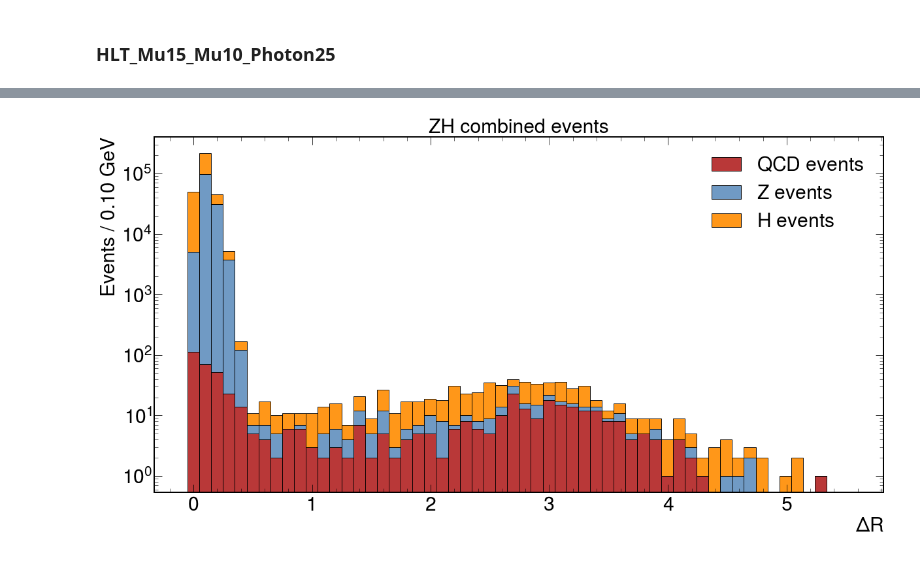
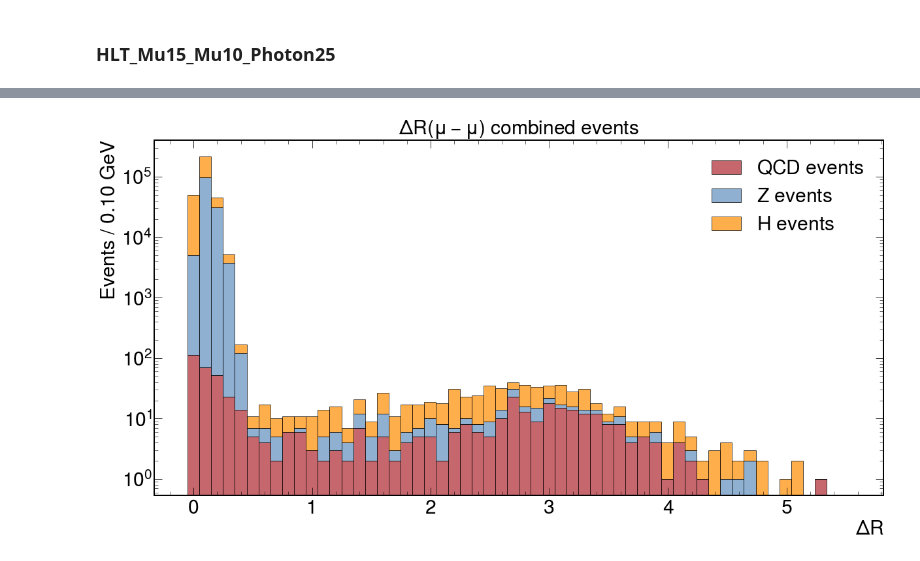
Before and after one commit to javivilladamigo/ResearchActivities, a Jupyter notebook: efficiencies.ipynb, the cells around one changed output, grey strips where cells are left out. Drawn from its saved outputs; the diff is of its cells as text; code cells hidden in the pictures.

```diff
--- a/efficiencies.ipynb
+++ b/efficiencies.ipynb
@@ -16,9 +5,21 @@ from coffea.nanoevents import NanoEventsFactory, NanoAODSchema
 # %%
+# imports
+
+import uproot
+import numpy as np
+import awkward as ak
+import matplotlib.pyplot as plt
+import mplhep as hep
+plt.style.use([hep.style.CMS])
+QCD_color, Z_color, H_color = ["#af272f", "#608fbe", "darkorange"]
+from coffea.nanoevents import NanoEventsFactory, NanoAODSchema
+
 QCD_events = NanoEventsFactory.from_root('data.nosync/QCD_Pt-30_MuEnrichedPt4_TuneCP5_13TeV_pythia8_RunIISummer20UL16.root/QCD_Pt-30_MuEnrichedPt4_Mu10_Photon15.root', schemaclass = NanoAODSchema.v7, treepath='mergedEvents').events()
 Z_events = NanoEventsFactory.from_root('data.nosync/ZToJPsiG_JPsiToMuMu_TuneCP5_13TeV-madgraph-pythia8_RunIISummer20UL16/ZToJPsiG_JPsiToMuMu_Mu10_Photon15.root', schemaclass = NanoAODSchema.v7, treepath='mergedEvents').events()
 H_events = NanoEventsFactory.from_root('data.nosync/GluGluToH_HToJPsiG_JPsiToMuMu_TuneCP5_13TeV-madgraph-pythia8_RunIISummer20UL16/GluGluToH_HToJPsiG_JPsiToMuMu_Mu10_Photon15.root', schemaclass = NanoAODSchema.v7, treepath='mergedEvents').events()
 
 
+# N events of the whole datasets
 Ntot_QCD_events = 21335910 # total of events in the whole of the 16 QCD files
 Ntot_Z_events = 459000 # total of events in the whole of the 6 Z boson files
 Ntot_H_events = 448000 # total of events in the whole of the 10 H boson files
@@ -920,38 +899,116 @@ JPsi_H = H_events.JPsi[H_mask_kin]
 # %%
+# minimize cuts on Muon and photon to inspect the dR info
+thMuon1, thPhoton, triggerpath = 10., 15., "HLT_Mu10_Photon15"
+
+# masks for Muon1, Photon
+QCD_mask_kin = (QCD_events.Muon1.pt > thMuon1) & (QCD_events.Photon1.pt > thPhoton)
+Z_mask_kin = (Z_events.Muon1.pt > thMuon1) & (Z_events.Photon1.pt > thPhoton)
+H_mask_kin = (H_events.Muon1.pt > thMuon1) & (H_events.Photon1.pt > thPhoton)
+
+# select JPsi events
+JPsi_QCD = QCD_events.JPsi[QCD_mask_kin]
+JPsi_Z = Z_events.JPsi[Z_mask_kin]
+JPsi_H = H_events.JPsi[H_mask_kin]
+
+# select ZH events
+HorZ_QCD = QCD_events.HorZ[QCD_mask_kin]
+HorZ_Z = Z_events.HorZ[Z_mask_kin]
+HorZ_H = H_events.HorZ[H_mask_kin]
+
+
+
+
+
+
+
+
+
+
+'''
+JPsi dR
+'''
 _min = 0
 _max = max(ak.max(JPsi_QCD.dR), ak.max(JPsi_Z.dR), ak.max(JPsi_H.dR))
 width = .1 # GeV
 nbins = int(round((_max - _min) / width)) + 1
 xbins = np.linspace(_min, _max, nbins)
 
 _JPsi_dR_QCD =  ak.flatten(JPsi_QCD.dR[(JPsi_QCD.dR > _min) & (JPsi_QCD.dR < _max)], axis = None)
 _JPsi_dR_Z =  ak.flatten(JPsi_Z.dR[(JPsi_Z.dR > _min) & (JPsi_Z.dR < _max)], axis = None)
 _JPsi_dR_H =  ak.flatten(JPsi_H.dR[(JPsi_H.dR > _min) & (JPsi_H.dR < _max)], axis = None)
 
 _JPsi_dR = [ak.to_numpy(_JPsi_dR_QCD), ak.to_numpy(_JPsi_dR_Z), ak.to_numpy(_JPsi_dR_H)]
 labels = ["${\\rm QCD\ events}$", "${\\rm Z\ events}$", "${\\rm H\ events}$"]
 colors = [QCD_color, Z_color, H_color]
 
 fig, ax = plt.subplots(figsize=(20, 10))
 h, bins, _ = ax.hist(
     _JPsi_dR,
     bins = xbins,
     #histtype = "stepfilled",
     color = colors,
-    alpha = 0.9,
+    alpha = 0.7,
     edgecolor = "black",
     stacked = True,
     label = labels,
     align = "left"
 )
 ax.set_yscale("log")
 ax.tick_params(axis = 'both', which = 'major', labelsize = 30)
 ax.set_xlabel("$\Delta R$", fontsize = 30)
 ax.set_ylabel("Events / %.2f GeV" % width, fontsize = 30)
 #ax.set_xlim(_min, _max)
 #ax.set_ylim(0, 12)
 ax.legend(loc = "best", fontsize = 30)
-ax.set_title("ZH combined events", fontsize = 30)
-plt.savefig("plots/combinedEventsTest_ZH.pdf")
+ax.set_title("$\Delta R(\mu-\mu)$ combined events", fontsize = 30)
+plt.savefig("plots/dR/dR_mumu_combined.pdf")
+
+
+
+
+
+
+
+
+
+
+'''
+ZH dR
+'''
+_min = 0
+_max = max(ak.max(HorZ_QCD.dR), ak.max(HorZ_Z.dR), ak.max(HorZ_H.dR))
+width = .1 # GeV
+nbins = int(round((_max - _min) / width)) + 1
+xbins = np.linspace(_min, _max, nbins)
+
+_HorZ_dR_QCD =  ak.flatten(HorZ_QCD.dR[(HorZ_QCD.dR > _min) & (HorZ_QCD.dR < _max)], axis = None)
+_HorZ_dR_Z =  ak.flatten(HorZ_Z.dR[(HorZ_Z.dR > _min) & (HorZ_Z.dR < _max)], axis = None)
+_HorZ_dR_H =  ak.flatten(HorZ_H.dR[(HorZ_H.dR > _min) & (HorZ_H.dR < _max)], axis = None)
+
+_HorZ_dR = [ak.to_numpy(_HorZ_dR_QCD), ak.to_numpy(_HorZ_dR_Z), ak.to_numpy(_HorZ_dR_H)]
+labels = ["${\\rm QCD\ events}$", "${\\rm Z\ events}$", "${\\rm H\ events}$"]
+colors = [QCD_color, Z_color, H_color]
+
+fig, ax = plt.subplots(figsize=(20, 10))
+h, bins, _ = ax.hist(
+    _HorZ_dR,
+    bins = xbins,
+    #histtype = "stepfilled",
+    color = colors,
+    alpha = 0.7,
+    edgecolor = "black",
+    stacked = True,
+    label = labels,
+    align = "left"
+)
+ax.set_yscale("log")
+ax.tick_params(axis = 'both', which = 'major', labelsize = 30)
+ax.set_xlabel("$\Delta R$", fontsize = 30)
+ax.set_ylabel("Events / %.2f GeV" % width, fontsize = 30)
+#ax.set_xlim(_min, _max)
+#ax.set_ylim(0, 12)
+ax.legend(loc = "best", fontsize = 30)
+ax.set_title("$\Delta R(\mu\mu-\gamma)$ combined events", fontsize = 30)
+plt.savefig("plots/dR/dR_mumuG_combined.pdf")
 # %% [output]
-[figure, old version]
+[figure, new version]
```
Also changed, not shown: parts of 99 cells of this notebook.
